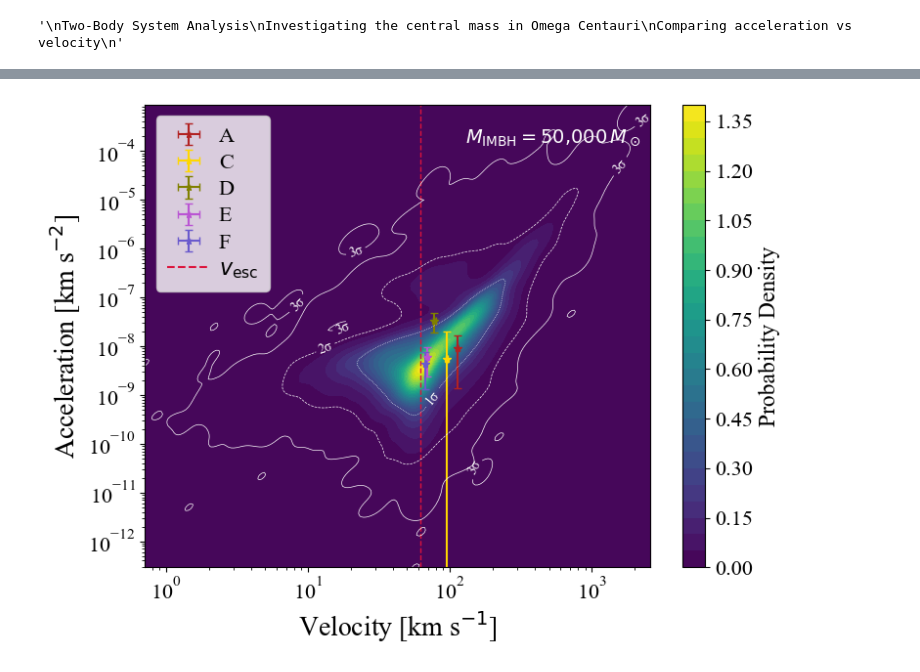
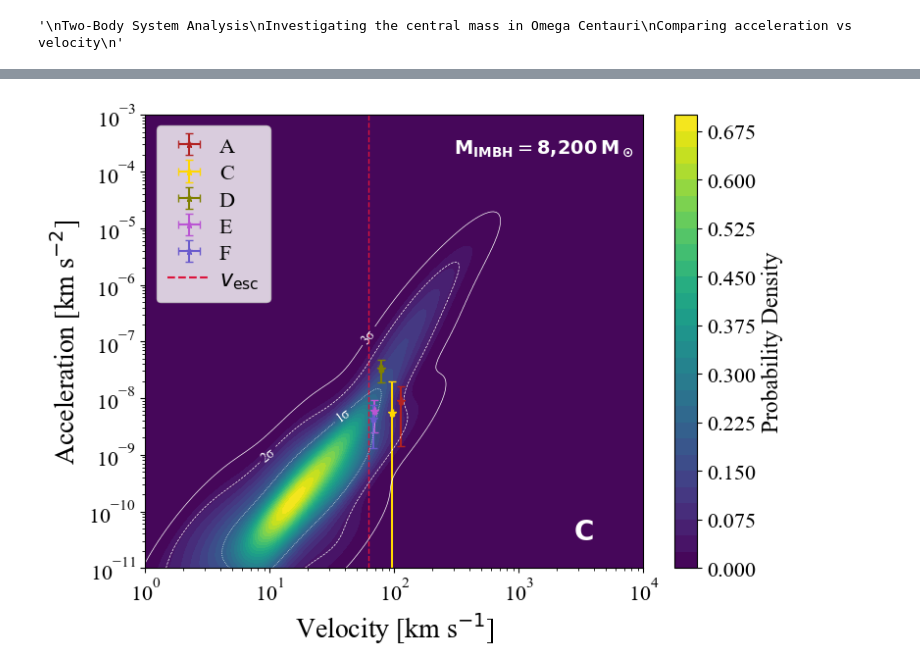
Before and after one commit to kenzhayd/orbits, a Jupyter notebook: python_collection/two_body_2.ipynb, the cells around one changed output, grey strips where cells are left out. Cells and saved outputs as stored; diff of their text form; code cells hidden in the pictures.

```diff
--- a/python_collection/two_body_2.ipynb
+++ b/python_collection/two_body_2.ipynb
@@ -300,17 +458,26 @@ ax.set_ylabel(r"Acceleration [km s$^{-2}$]", fontsize=20)
 ax.set_xscale("log")
 ax.set_yscale("log")
 
-# ========== Add IMBH Mass Annotation ==========
-mass_label = f"{utils.m_primary:,}"  # "50,000"
+# ========== Add Text ==========
 
 ax.text(
-    0.98, 0.95,
-    fr"$M_{{\mathrm{{IMBH}}}} = \text{{{mass_label}}}\,M_\odot$",
+    0.98, 0.95,  # top-right corner
+    # r"$\mathbf{M}_{\mathbf{IMBH}} = \mathbf{50{,}000\,M_\odot}$",
+    r"$\mathbf{M}_{\mathbf{IMBH}} = \mathbf{8{,}200\,M_\odot}$",
     transform=ax.transAxes,
     fontsize=14,
-    fontfamily="Times New Roman",
     ha="right", va="top",
     color="white",
+)
+
+ax.text(
+    0.90, 0.05,  # bottom-right corner (x=right, y=low)
+    r"$\mathbf{C}$",
+    transform=ax.transAxes,
+    fontsize=20,
+    fontfamily="Times New Roman",
+    ha="right", va="bottom",
+    color="white"
 )
 
 # ========== Plot Observed Stars with Error Bars ==========
@@ -337,31 +504,42 @@ for i, label in enumerate(labels):
 # ========== Plot Escape Velocity Threshold ==========
 ax.axvline(x=62, color='crimson', linestyle='--', linewidth=1)
 
+
 # ========== KDE for Simulated Stars ==========
-velocities = v2_xy_i.flatten() / 1e3        # velocities in km/s
-accelerations = a_xy_i.flatten()            # accelerations in km/s²
 
+velocities = v2_xy.flatten() / 1e3 # velocities in km/s
+accelerations = a_xy.flatten() # accelerations in km/s²
+
+vmin, vmax = 1, 1e4          # velocity limits (km/s)
+amin, amax = 1e-11, 1e-3     # acceleration limits (km/s²)
+
+# Convert to log space
 log_velocities = np.log10(velocities)
 log_accelerations = np.log10(accelerations)
 
 values = np.vstack([log_velocities, log_accelerations])
 
-# Create grid in log-log space
+# Create grid only within desired limits
 x_grid, y_grid = np.mgrid[
-    log_velocities.min():log_velocities.max():200j,
-    log_accelerations.min():log_accelerations.max():200j
+    np.log10(vmin):np.log10(vmax):200j,
+    np.log10(amin):np.log10(amax):200j
 ]
 
 positions = np.vstack([x_grid.ravel(), y_grid.ravel()])
 kernel = stats.gaussian_kde(values)
 Z = np.reshape(kernel(positions).T, x_grid.shape)
 
-# Convert back to linear space for plotting
+# Back to linear space
 X_plot = 10 ** x_grid
 Y_plot = 10 ** y_grid
 
-# KDE contour plot (no scatter of simulated stars shown)
-contour = plt.contourf(X_plot, Y_plot, Z, levels=30, cmap='viridis', alpha=1.0)
+# Plot contour
+contour = ax.contourf(X_plot, Y_plot, Z, levels=30, cmap='viridis', alpha=1.0)
+
+# Now force the limits
+ax.set_xlim(vmin, vmax)
+ax.set_ylim(amin, amax)
+
 
 # ========== Overlay 1σ, 2σ, 3σ Contours ==========
 
@@ -406,38 +584,34 @@ cbar.set_label("Probability Density")
 # ========== Legend Handling ==========
 sample_star = mlines.Line2D([], [], color='midnightblue', marker='*', linestyle='None',
                             label=fr"{utils.m_primary:,}$M_{{\odot}}$")
 escape_vel_line = mlines.Line2D([], [], color='crimson', linestyle='--', label=r"$v_{\mathrm{esc}}$")
 
 handles, legend_labels = plt.gca().get_legend_handles_labels()
 handles.extend([escape_vel_line])
 legend_labels.extend([r"$v_{\mathrm{esc}}$"])
 
 ax.legend(
     handles=handles,
     labels=legend_labels,
     fontsize=16,
     loc='best',
     markerscale=0.8,
     handletextpad=0.4,
     borderpad=0.5,
     labelspacing=0.3
 )
 
-# ========== Plot Limits ==========
-
-# plt.xlim(10, 250)    # Limits for velocity (km/s)
-# plt.ylim(1e-11, 1e-5)   # Limits for acceleration (km/s²)
 
 # ========== Save and Show ==========
 i_plot_name = f"Acceleration_vs_Velocity_{utils.m_primary}_KDE"
 i_timestamp = datetime.now().strftime("%Y-%m-%d_%H-%M-%S")
 i_filename = rf"C:\Users\macke\OneDrive - Saint Marys University\Summer Research 2025\octo_orbit\two_body_plots\{i_plot_name}_{i_timestamp}.png"
 
 fig.tight_layout()
 fig.savefig(i_filename, bbox_inches="tight", pad_inches=0.1)
 fig.show()
 # %% [output]
-[figure, old version]
+[figure, new version]
 # %%
 """
 End Timer
```
Also changed, not shown: parts of 5 cells of this notebook, 15 other files.
